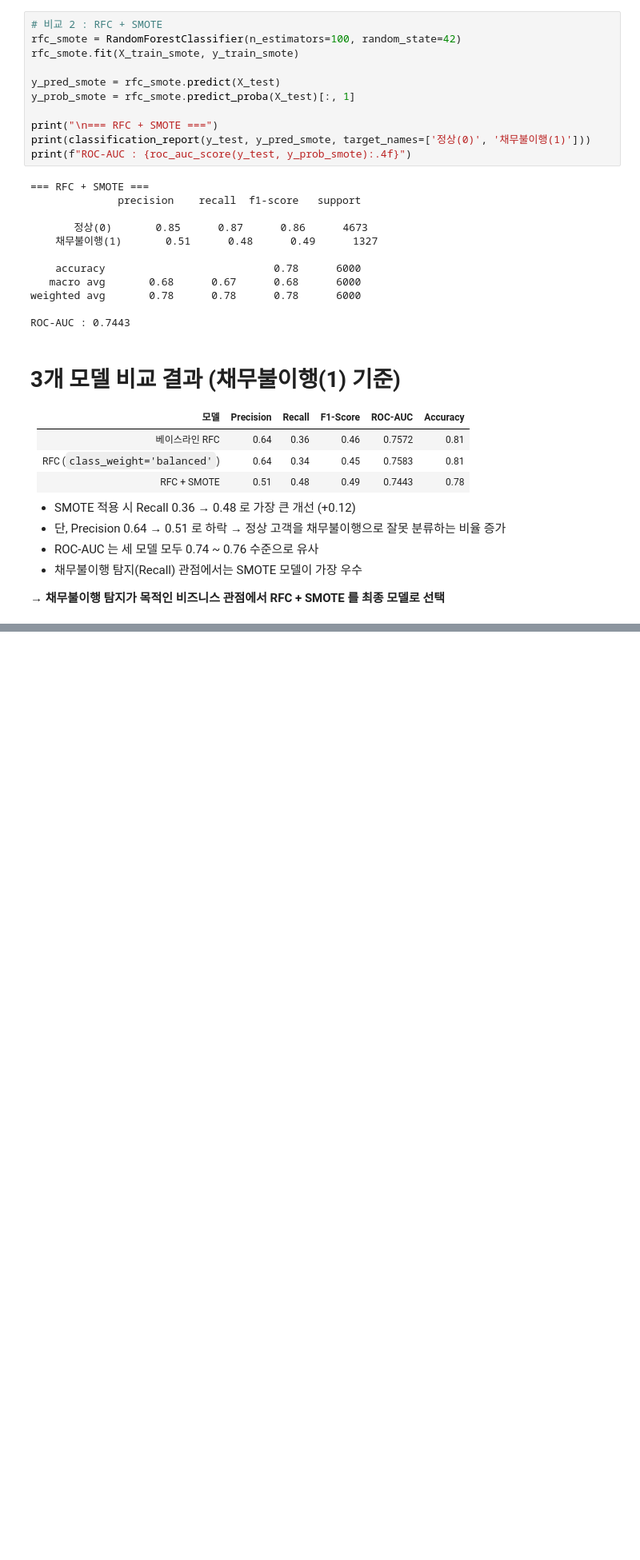
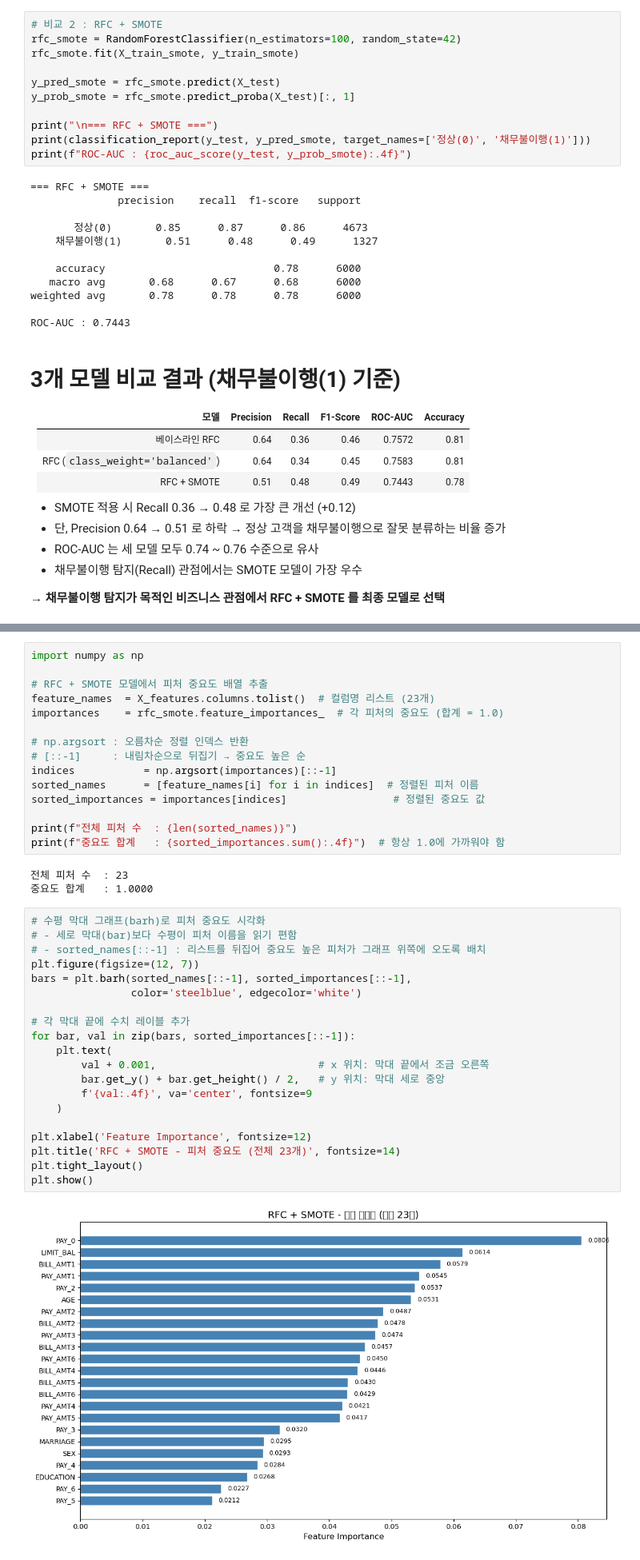
Before and after one commit to imyoonaheo/hipython, a Jupyter notebook: ml/11_신용카드_채무불이행_고객예측.ipynb, the cells around one changed output, grey strips where cells are left out. Shown at 80% size. Drawn from its saved outputs; the diff is of its cells as text; blank space fills up the shorter version.

```diff
--- a/ml/11_신용카드_채무불이행_고객예측.ipynb
+++ b/ml/11_신용카드_채무불이행_고객예측.ipynb
@@ -530,0 +537,40 @@ ROC-AUC : 0.7443
+# %%
+import numpy as np
+
+# RFC + SMOTE 모델에서 피처 중요도 배열 추출
+feature_names  = X_features.columns.tolist()  # 컬럼명 리스트 (23개)
+importances    = rfc_smote.feature_importances_  # 각 피처의 중요도 (합계 = 1.0)
+
+# np.argsort : 오름차순 정렬 인덱스 반환
+# [::-1]     : 내림차순으로 뒤집기 → 중요도 높은 순
+indices           = np.argsort(importances)[::-1]
+sorted_names      = [feature_names[i] for i in indices]  # 정렬된 피처 이름
+sorted_importances = importances[indices]                 # 정렬된 중요도 값
+
+print(f"전체 피처 수  : {len(sorted_names)}")
+print(f"중요도 합계   : {sorted_importances.sum():.4f}")  # 항상 1.0에 가까워야 함
+# %% [output]
+전체 피처 수  : 23
+중요도 합계   : 1.0000
+# %%
+# 수평 막대 그래프(barh)로 피처 중요도 시각화
+# - 세로 막대(bar)보다 수평이 피처 이름을 읽기 편함
+# - sorted_names[::-1] : 리스트를 뒤집어 중요도 높은 피처가 그래프 위쪽에 오도록 배치
+plt.figure(figsize=(12, 7))
+bars = plt.barh(sorted_names[::-1], sorted_importances[::-1],
+                color='steelblue', edgecolor='white')
+
+# 각 막대 끝에 수치 레이블 추가
+for bar, val in zip(bars, sorted_importances[::-1]):
+    plt.text(
+        val + 0.001,                          # x 위치: 막대 끝에서 조금 오른쪽
+        bar.get_y() + bar.get_height() / 2,   # y 위치: 막대 세로 중앙
+        f'{val:.4f}', va='center', fontsize=9
+    )
+
+plt.xlabel('Feature Importance', fontsize=12)
+plt.title('RFC + SMOTE - 피처 중요도 (전체 23개)', fontsize=14)
+plt.tight_layout()
+plt.show()
+# %% [output]
+[figure, added]
```
Also changed, not shown: parts of 34 cells of this notebook, 12 other files.
